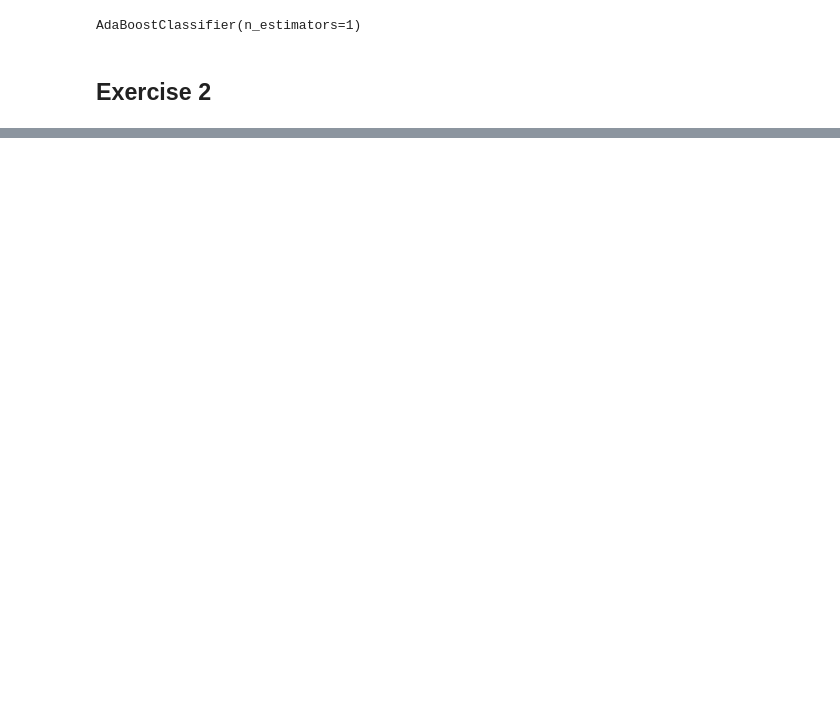
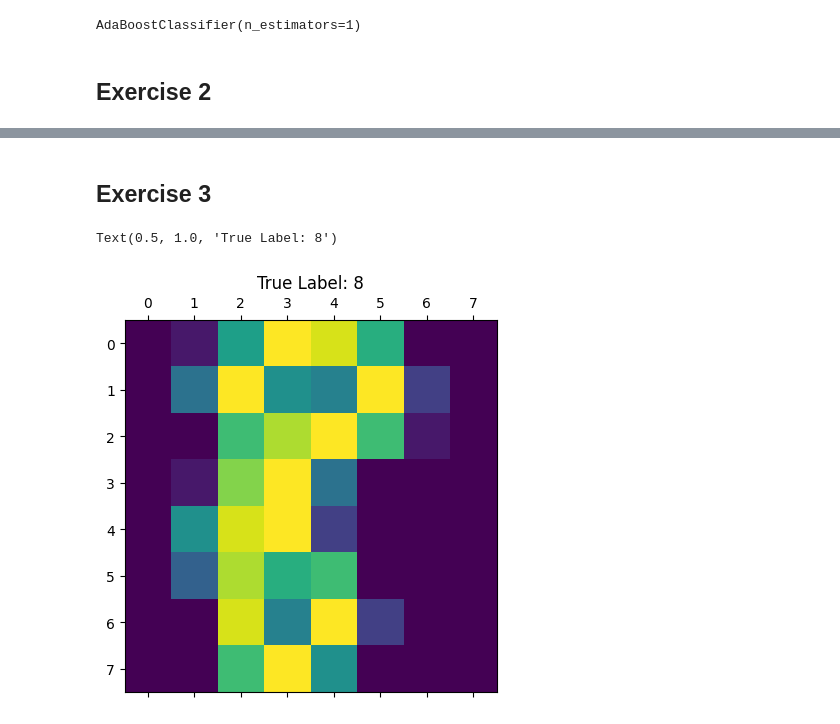
Before and after one commit to KarlFreiwald/AdvancedMachineLearning, a Jupyter notebook: AML_UE_09/AML_UE_09.ipynb, the cells around one changed output, grey strips where cells are left out. Saved outputs shown, nothing was run; the diff lists cells and outputs as text; code cells hidden in the pictures; blank space fills up the shorter version.

```diff
--- a/AML_UE_09/AML_UE_09.ipynb
+++ b/AML_UE_09/AML_UE_09.ipynb
@@ -106,0 +108,2 @@ clf_sklearn = AdaBoostClassifier(n_estimators=n_estimators, algorithm='SAMME')
+# %% [markdown]
+## Exercise 3
@@ -106,0 +112,10 @@ clf_sklearn = AdaBoostClassifier(n_estimators=n_estimators, algorithm='SAMME')
+# %%
+digits = load_digits()
+# %%
+index = 96
+
+plt.matshow(digits.images[index])
+plt.title(f"True Label: {digits.target[index]}")
+# %% [output]
+Text(0.5, 1.0, 'True Label: 8')
+[figure, added]
```
Also changed, not shown: parts of 11 cells of this notebook, 1 other file.
